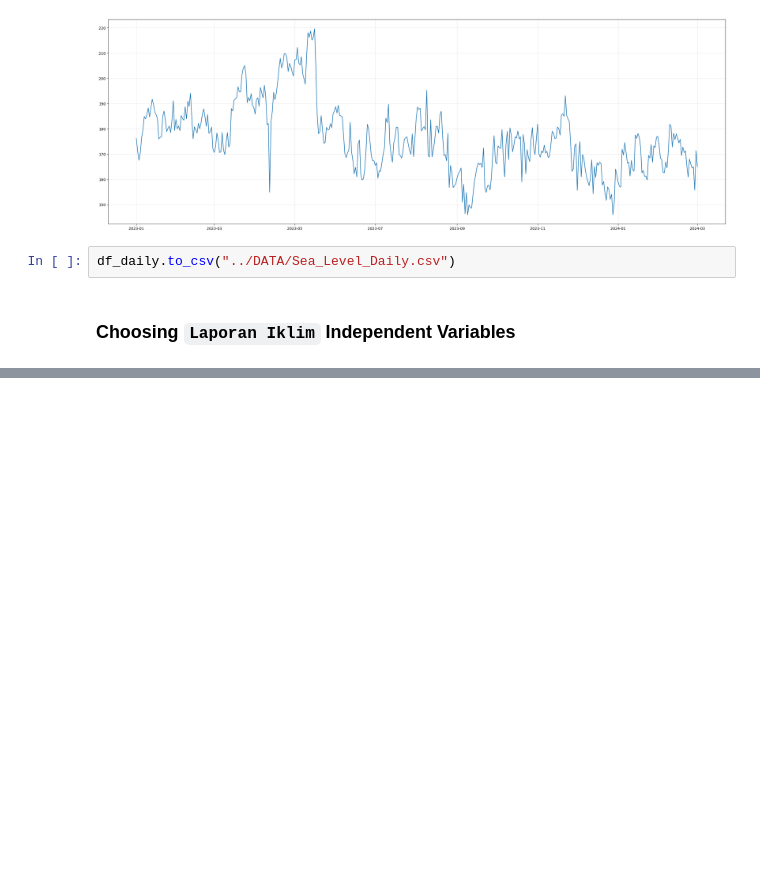
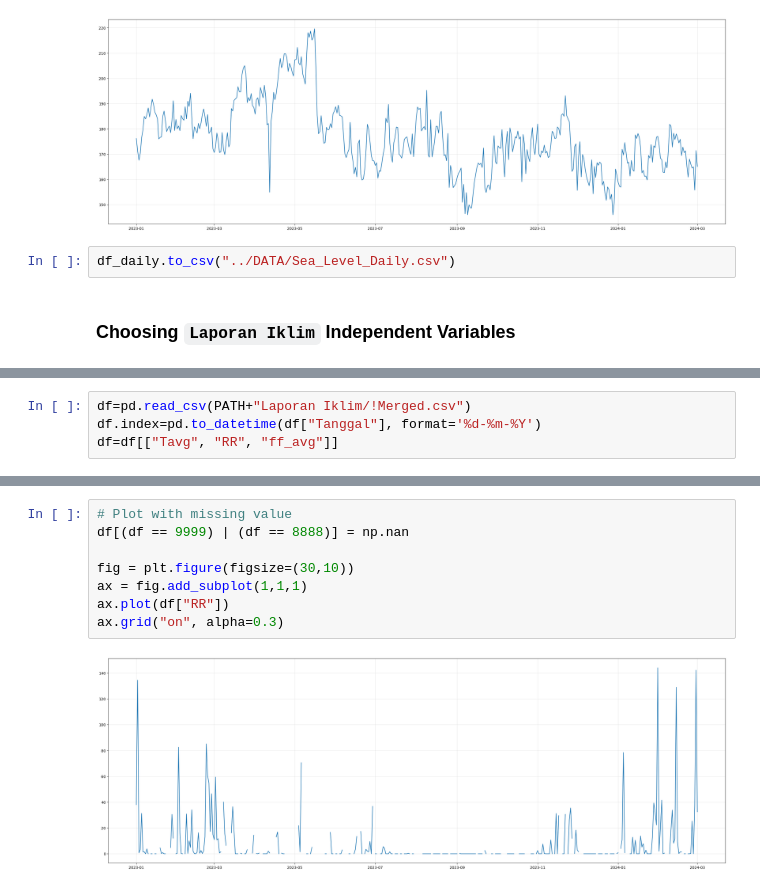
Before and after one commit to Rheyhan/BVAR-and-VAR-Comparison-on-Ancol-Sea-Level-PSB, a Jupyter notebook: UTILS/Validate_finalize_Data.ipynb, the cells around one changed output, grey strips where cells are left out. Drawn from its saved outputs; the diff is of its cells as text; blank space fills up the shorter version.

```diff
--- a/UTILS/Validate_finalize_Data.ipynb
+++ b/UTILS/Validate_finalize_Data.ipynb
@@ -72,0 +78,4 @@ df_daily.to_csv("../DATA/Sea_Level_Daily.csv")
+# %%
+df=pd.read_csv(PATH+"Laporan Iklim/!Merged.csv")
+df.index=pd.to_datetime(df["Tanggal"], format='%d-%m-%Y')
+df=df[["Tavg", "RR", "ff_avg"]]
@@ -72,0 +90,10 @@ df_daily.to_csv("../DATA/Sea_Level_Daily.csv")
+# %%
+# Plot with missing value
+df[(df == 9999) | (df == 8888)] = np.nan
+
+fig = plt.figure(figsize=(30,10))
+ax = fig.add_subplot(1,1,1)
+ax.plot(df["RR"])
+ax.grid("on", alpha=0.3)
+# %% [output]
+[figure, added]
```
Also changed, not shown: parts of 6 cells of this notebook, 5 other files.
